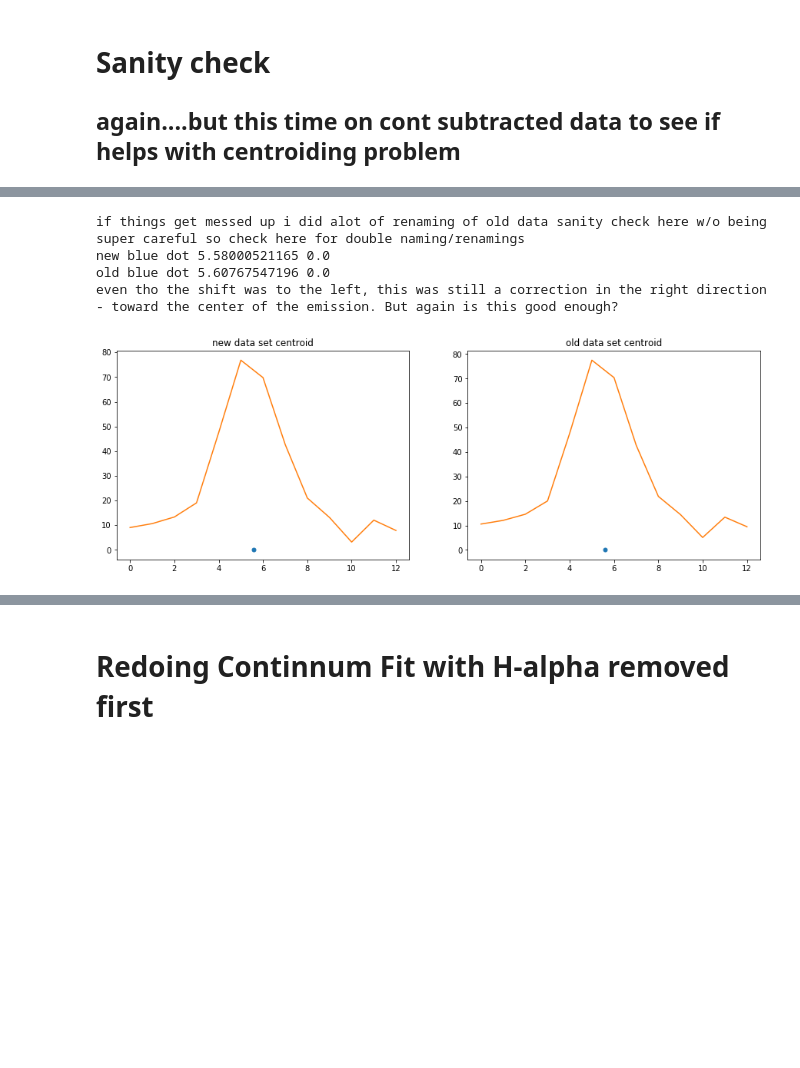
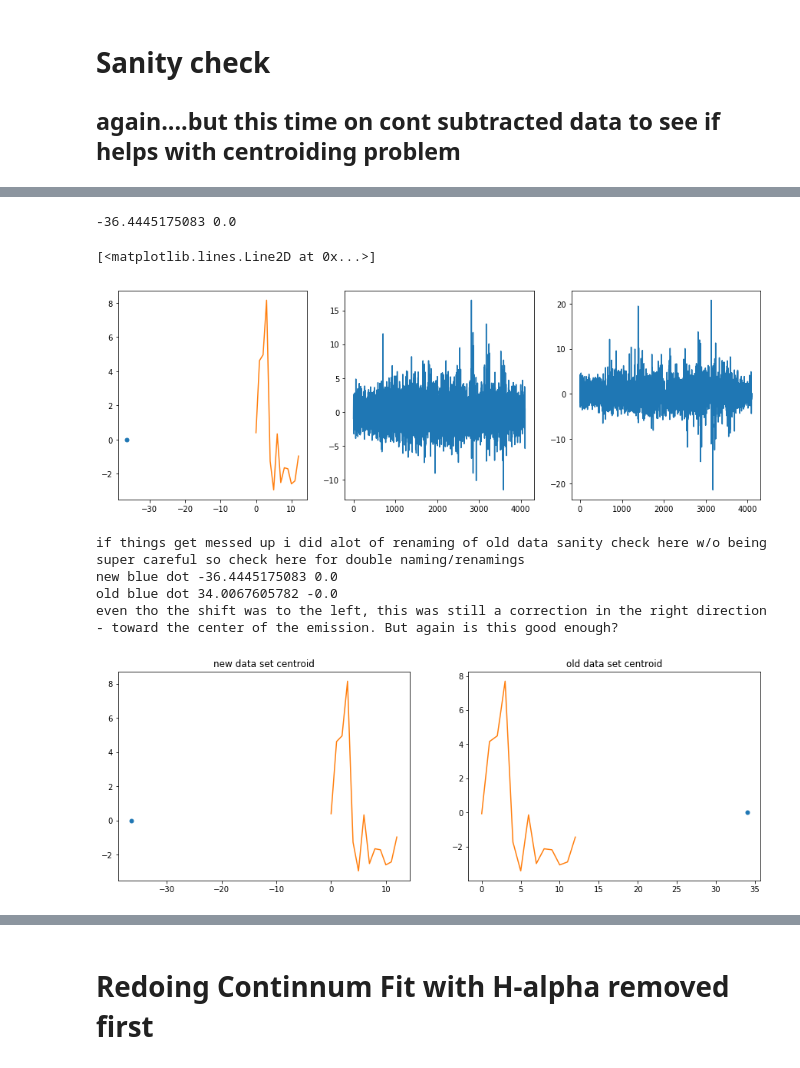
Before and after one commit to deerow22/data_reduction_scrap, a Jupyter notebook: Rotation Curve for Catch 22.ipynb, the cells around one changed output, grey strips where cells are left out. Drawn from its saved outputs; the diff is of its cells as text; code cells hidden in the pictures; blank space fills up the shorter version.

```diff
--- a/Rotation Curve for Catch 22.ipynb
+++ b/Rotation Curve for Catch 22.ipynb
@@ -851,11 +857,25 @@ okay there was a shift but not by much, it was shifted in the right direction to
+# %%
+trying = new[27,1387:1400]
+new_try = trying[np.newaxis,:]
+x,y = centroid_com(new_try)
+print(x,y)
+f, (ax1,ax2,ax3) = plt.subplots(1,3,figsize=(15,5))
+ax1.plot(x,y,'.',markersize=10)
+ax1.plot(trying);
+ax2.plot(new[27]);
+ax3.plot(new[66])
+# %% [output]
+-36.4445175083 0.0
+[<matplotlib.lines.Line2D at 0x...>]
+[figure, added]
 # %%
 #trying above again but with even more isolated wl range around h-alpha
 
 #new data centroiding
 
-new_short = new[:,1387:1400] #still guessing - need convert pix to wl here somehow
+new_short2 = new[:,1387:1400] #still guessing - need convert pix to wl here somehow
 #guess will be calculated from target's z estimate of h-alpha wl location---will need to apply ds tho
-new_testha = new_short[138]#[62]seems ok but --> #130,180,148 also gives examples not centroiding to h-alpha peak
+new_testha = new_short2[27]
 new_testnewha = new_testha[np.newaxis,:]
 new_x_ha2,new_y_ha2 = centroid_com(new_testnewha)
 #new continum subt data
@@ -868,7 +888,7 @@ ax1.set_title('new data set centroid')
 
 #original data also edited for new wl range
 flux_data_short3 = flux_data[:,1387:1400] #still guessing - need convert pix to wl here somehow
-old_testha = flux_data_short3[138]#[62]seems ok but --> #130,180,148 also gives examples not centroiding to h-alpha peak
+old_testha = flux_data_short3[27]
 old_testnewha = old_testha[np.newaxis,:]
 old_x_ha2,old_y_ha2 = centroid_com(old_testnewha)
 ax2.plot(old_x_ha2,old_y_ha2,'.',markersize=10)
@@ -884,7 +904,7 @@ print('old blue dot',old_x_ha2,old_y_ha2)
 print('even tho the shift was to the left, this was still a correction in the right direction - toward the center of the emission. But again is this good enough?')
 # %% [output]
 if things get messed up i did alot of renaming of old data sanity check here w/o being super careful so check here for double naming/renamings
-new blue dot 5.58000521165 0.0
-old blue dot 5.60767547196 0.0
+new blue dot -36.4445175083 0.0
+old blue dot 34.0067605782 -0.0
 even tho the shift was to the left, this was still a correction in the right direction - toward the center of the emission. But again is this good enough?
-[figure, old version]
+[figure, new version]
```
Also changed, not shown: parts of 14 cells of this notebook.
